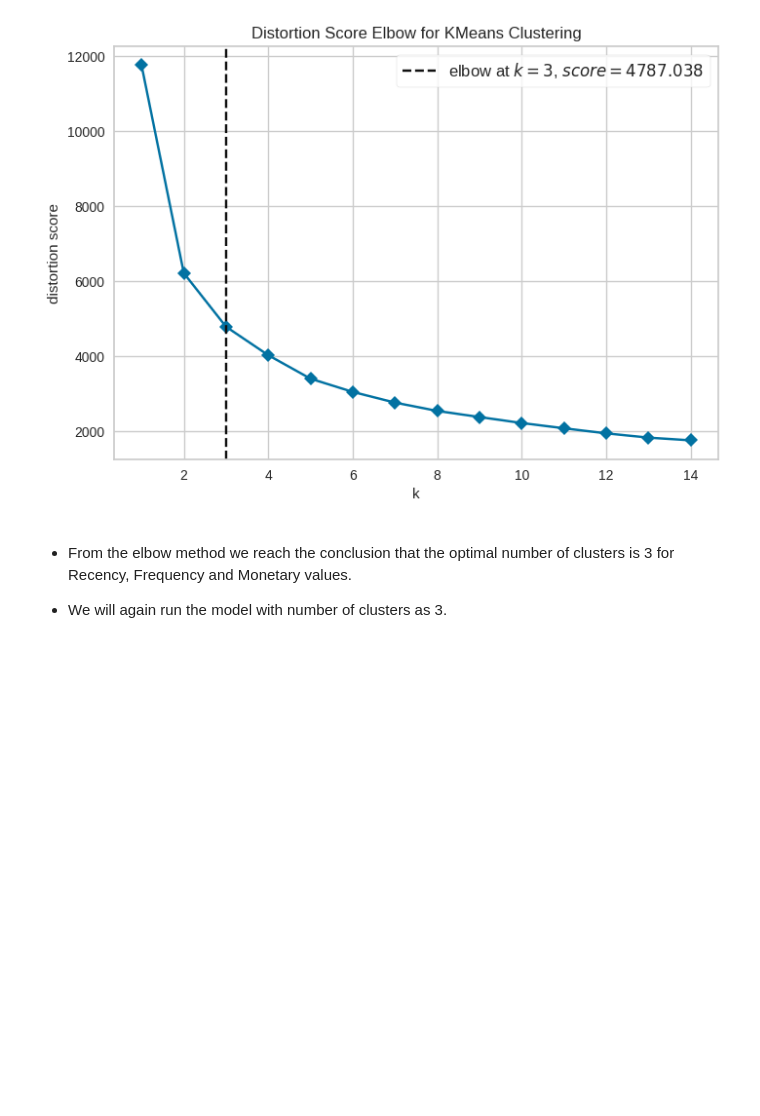
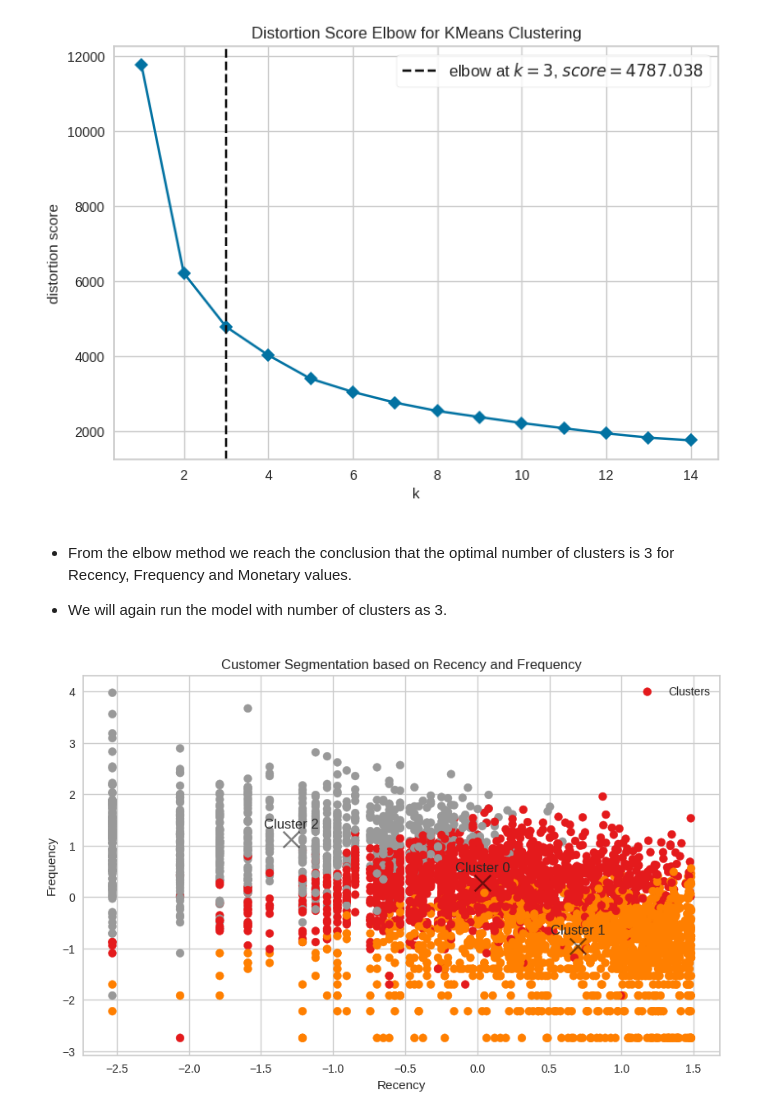
Before and after one commit to Tilak46-R/Customer-segmentation-using-unsupervised-learning, a Jupyter notebook: Customer_segmentation_using_unsupervised_learning.ipynb, the cells around one changed output. Drawn from its saved outputs; the diff is of its cells as text; code cells hidden in the pictures; blank space fills up the shorter version.

```diff
--- a/Customer_segmentation_using_unsupervised_learning.ipynb
+++ b/Customer_segmentation_using_unsupervised_learning.ipynb
@@ -959,3 +963,29 @@ plt.show()
 * From the elbow method we reach the conclusion that the optimal number of clusters is 3 for Recency, Frequency and Monetary values.
 
 * We will again run the model with number of clusters as 3.
+# %%
+import matplotlib.pyplot as plt
+from sklearn.cluster import KMeans
+
+# Assuming NEW is your data array
+kmeans = KMeans(n_clusters=3)
+kmeans.fit(NEW)
+y_km = kmeans.predict(NEW)
+
+# Plot the clusters
+plt.figure(figsize=(10, 6))
+plt.title('Customer Segmentation based on Recency and Frequency')
+plt.scatter(NEW[:,0], NEW[:,1], c=y_km, s=50, cmap='Set1', label='Clusters')
+
+# Plot and annotate the centers
+centers = kmeans.cluster_centers_
+plt.scatter(centers[:,0], centers[:,1], c='black', s=200, alpha=0.5, marker='x')
+for i, center in enumerate(centers):
+    plt.annotate(f'Cluster {i}', (center[0], center[1]), textcoords="offset points", xytext=(0,10), ha='center')
+
+plt.xlabel('Recency')
+plt.ylabel('Frequency')
+plt.legend()
+plt.show()
+# %% [output]
+[figure, added]
```
Also changed, not shown: parts of 10 cells of this notebook.
